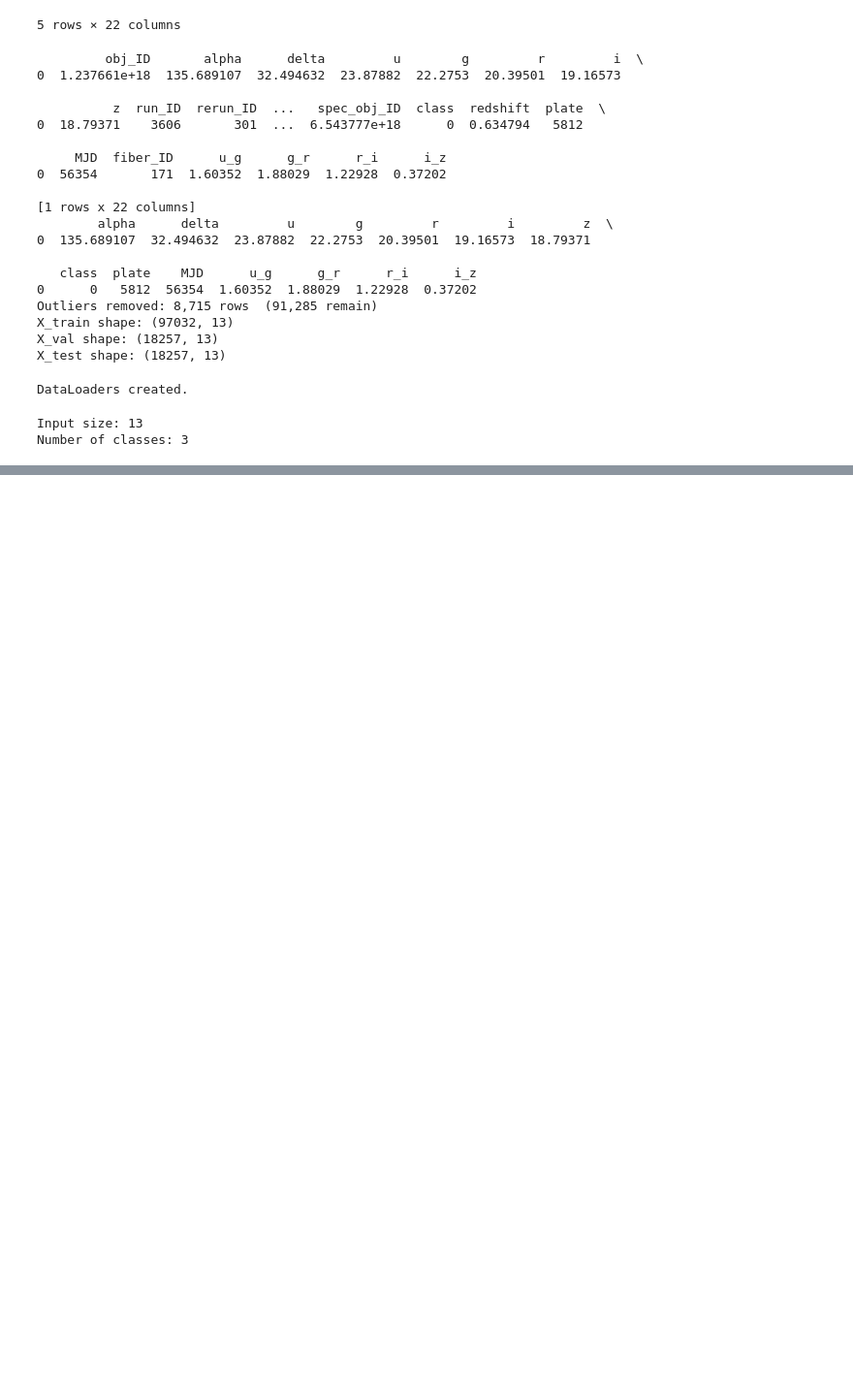
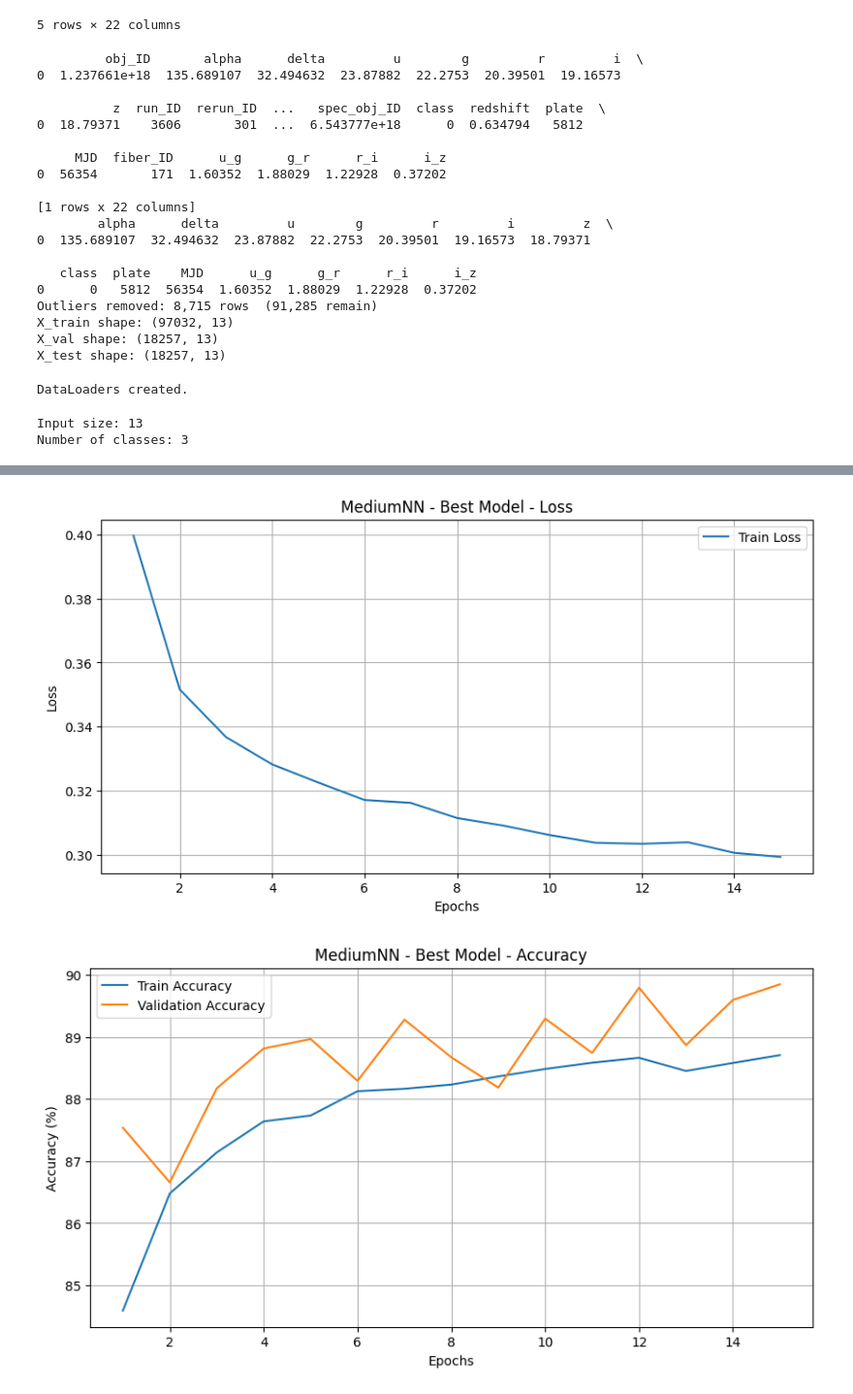
Before and after one commit to nicolomeneguzzo/Computational-Physics-2026, a Jupyter notebook: Astrophysical-Objects-Recognition/notebooks/nn_experiments.ipynb, the cells around one changed output, grey strips where cells are left out. Shown at 97% size. Cells and saved outputs as stored; diff of their text form; code cells hidden in the pictures; blank space fills up the shorter version.

```diff
--- a/Astrophysical-Objects-Recognition/notebooks/nn_experiments.ipynb
+++ b/Astrophysical-Objects-Recognition/notebooks/nn_experiments.ipynb
@@ -220,0 +232,5 @@ display(results_df)
+# %%
+plot_training_history(best_medium["history"], title="MediumNN - Best Model")
+# %% [output]
+[figure, added]
+[figure, added]
```
Also changed, not shown: parts of 18 cells of this notebook.
